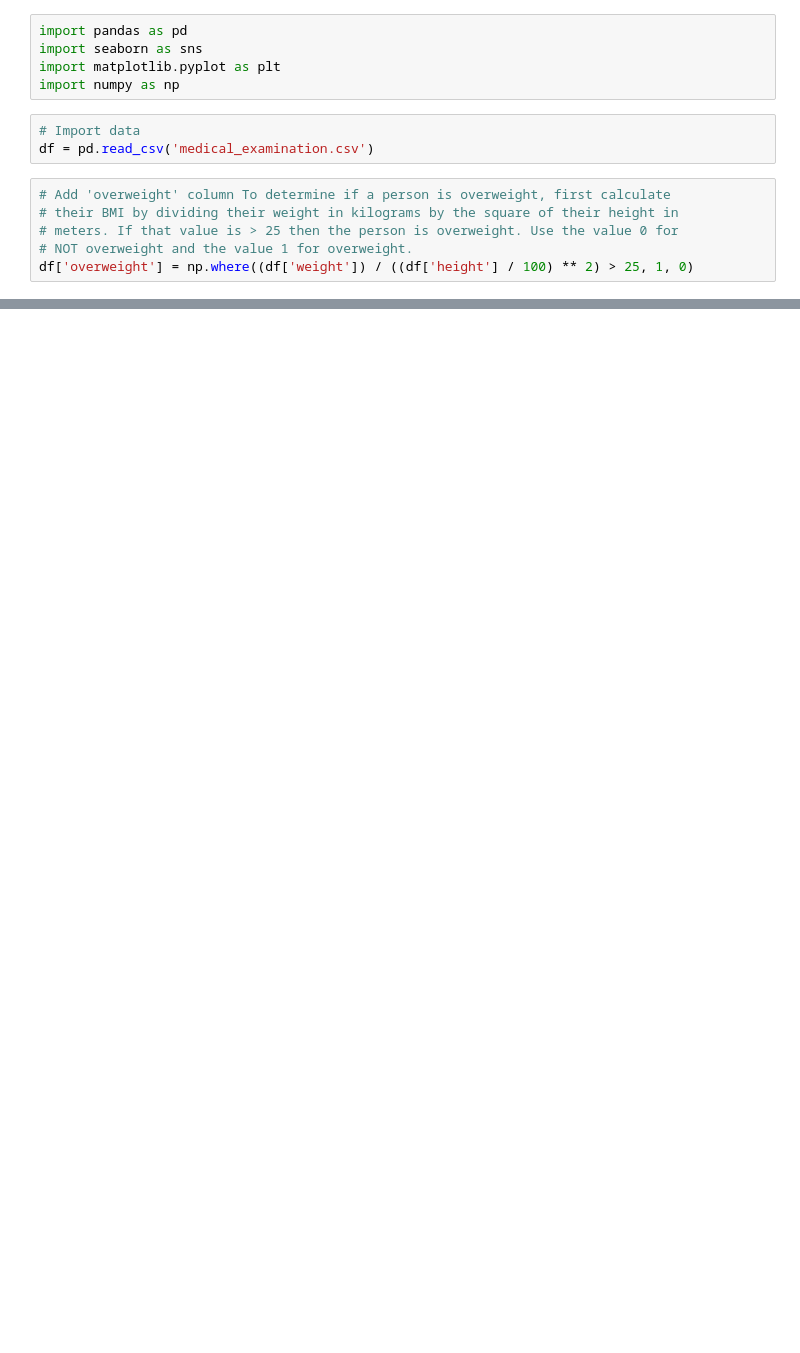
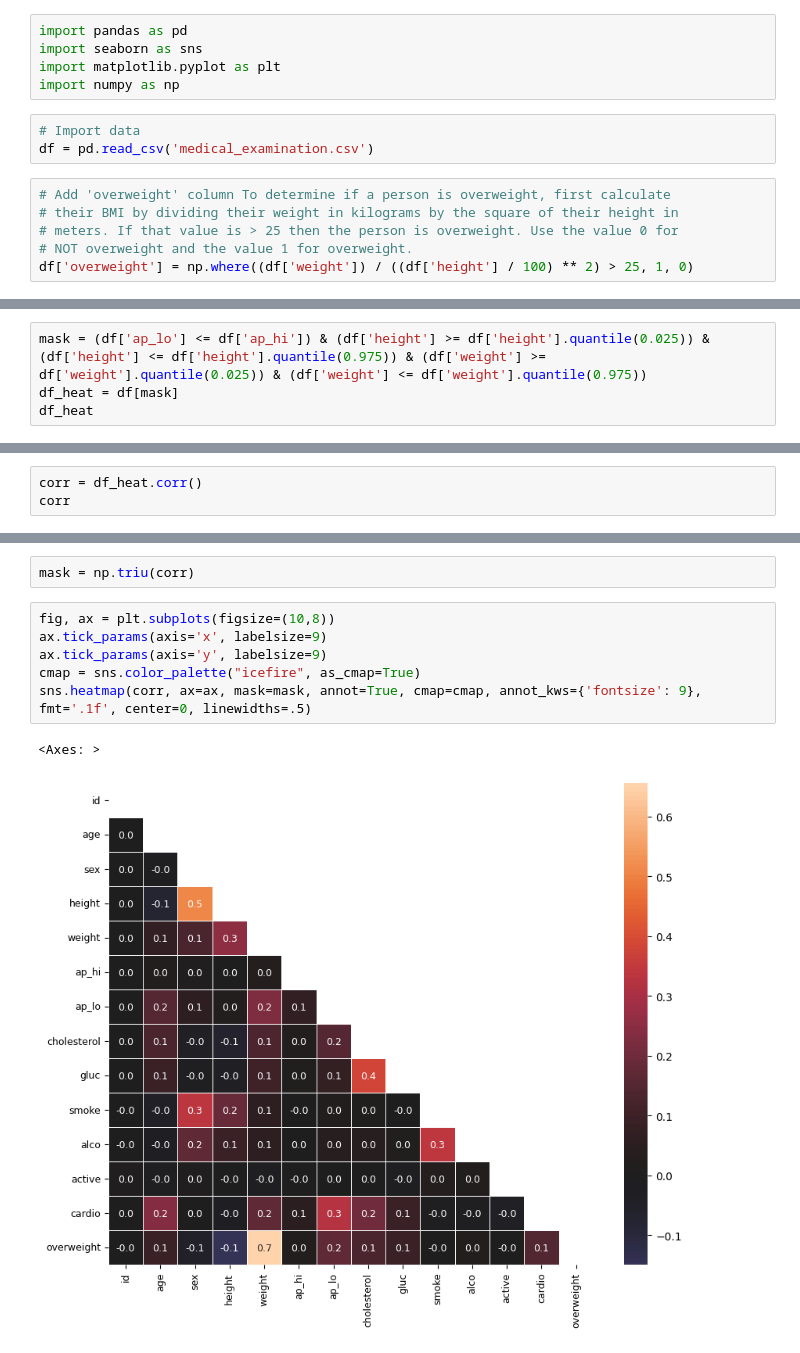
Before and after one commit to vinnym202/data_analysis_cert, a Jupyter notebook: Projects/medical_data_visualizer.ipynb, the cells around one changed output, grey strips where cells are left out. Saved outputs shown, nothing was run; the diff lists cells and outputs as text; blank space fills up the shorter version.

```diff
--- a/Projects/medical_data_visualizer.ipynb
+++ b/Projects/medical_data_visualizer.ipynb
@@ -43,0 +78,4 @@ sns.catplot(x='variable', y='value', col='cardio', data=df_cat, kind='bar')
+# %%
+mask = (df['ap_lo'] <= df['ap_hi']) & (df['height'] >= df['height'].quantile(0.025)) & (df['height'] <= df['height'].quantile(0.975)) & (df['weight'] >= df['weight'].quantile(0.025)) & (df['weight'] <= df['weight'].quantile(0.975))
+df_heat = df[mask]
+df_heat
@@ -43,0 +96,3 @@ sns.catplot(x='variable', y='value', col='cardio', data=df_cat, kind='bar')
+# %%
+corr = df_heat.corr()
+corr
@@ -43,0 +115,11 @@ sns.catplot(x='variable', y='value', col='cardio', data=df_cat, kind='bar')
+# %%
+mask = np.triu(corr)
+# %%
+fig, ax = plt.subplots(figsize=(10,8))
+ax.tick_params(axis='x', labelsize=9)
+ax.tick_params(axis='y', labelsize=9)
+cmap = sns.color_palette("icefire", as_cmap=True)
+sns.heatmap(corr, ax=ax, mask=mask, annot=True, cmap=cmap, annot_kws={'fontsize': 9}, fmt='.1f', center=0, linewidths=.5)
+# %% [output]
+<Axes: >
+[figure, added]
```
Also changed, not shown: parts of 7 cells of this notebook, 1 other file.
